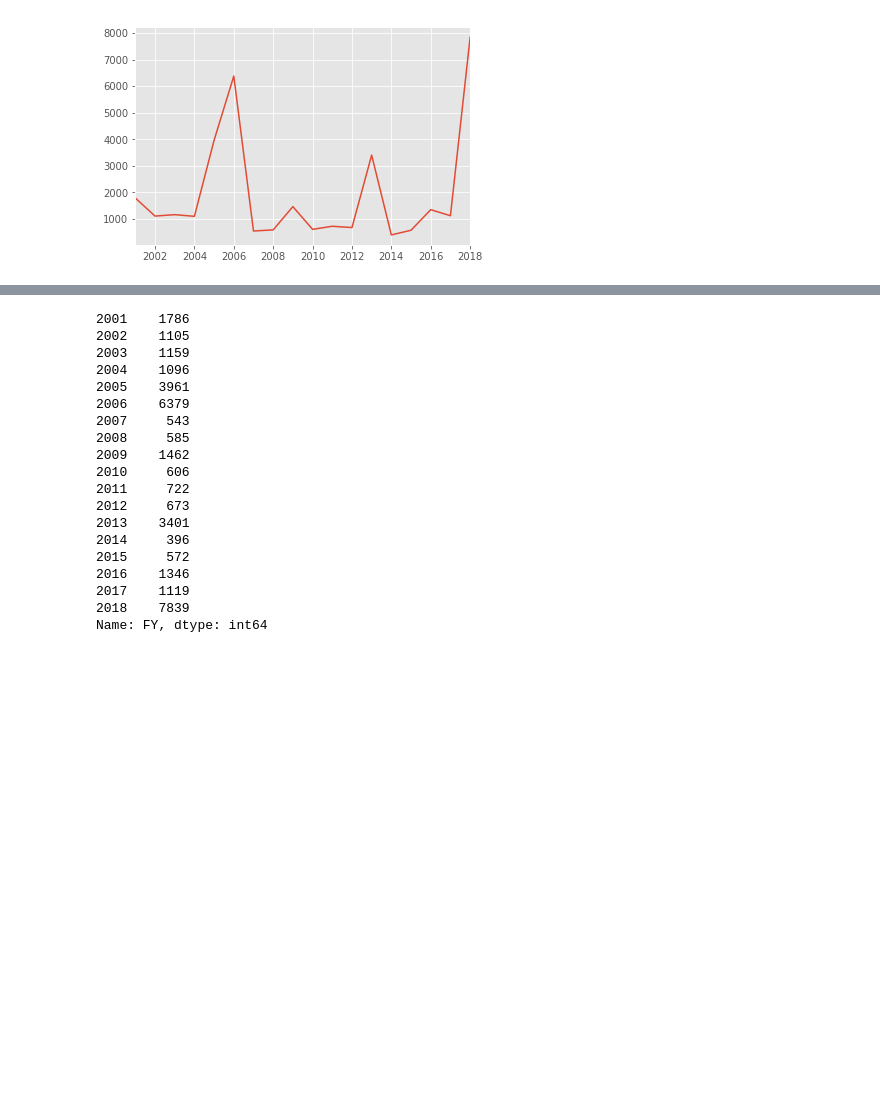
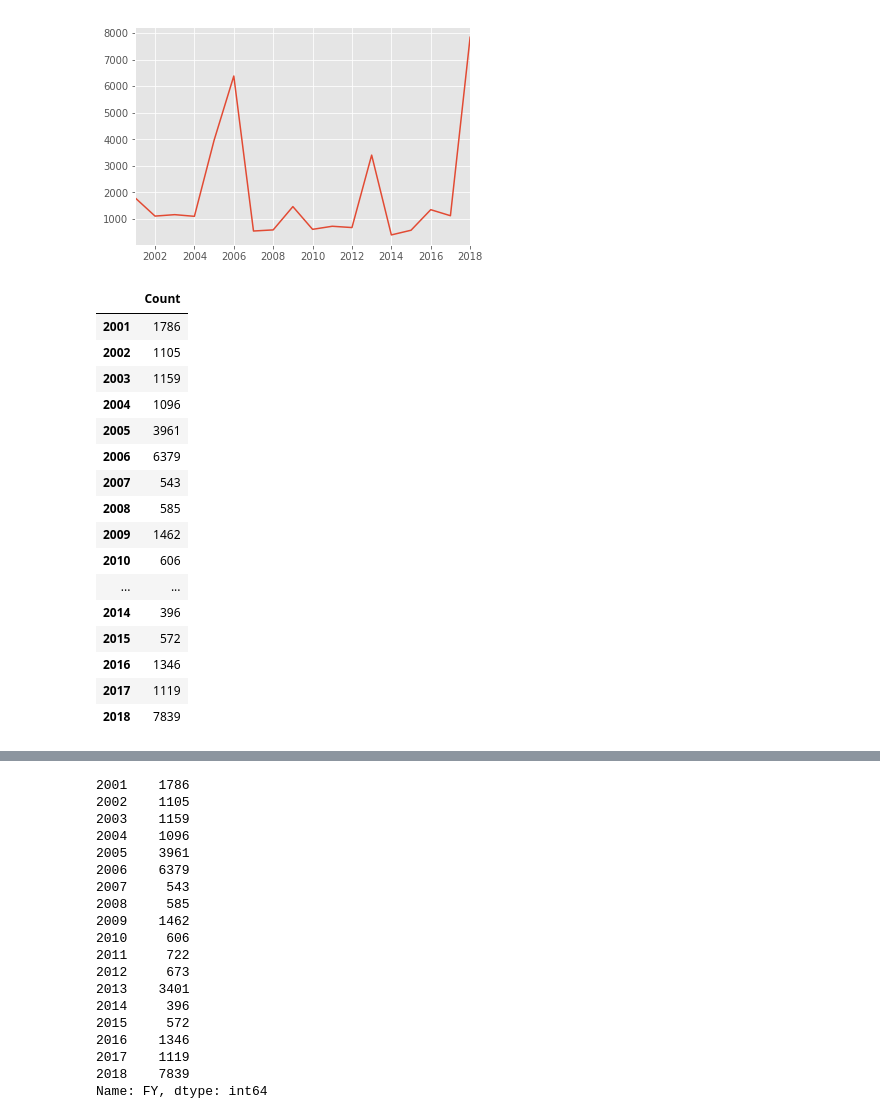
Before and after one commit to PublicI/sba-disaster-loans, a Jupyter notebook: SBA Data Analysis.ipynb, the cells around one changed output, grey strips where cells are left out. Drawn from its saved outputs; the diff is of its cells as text; code cells hidden in the pictures; blank space fills up the shorter version.

```diff
--- a/SBA Data Analysis.ipynb
+++ b/SBA Data Analysis.ipynb
@@ -479,6 +479,29 @@ df_withdrawals_51['FY'].value_counts().sort_index().plot()
 # %% [output]
 <matplotlib.axes._subplots.AxesSubplot at 0x...>
 [figure]
+# %%
+df_51_time_series = pd.DataFrame(df_withdrawals_51['FY'].value_counts().sort_index())
+df_51_time_series.columns = ['Count']
+#df_51_time_series.to_csv("code_51_time_series.csv")
+df_51_time_series
+# %% [output]
+|  | Count |
+| 2001 | 1786 |
+| 2002 | 1105 |
+| 2003 | 1159 |
+| 2004 | 1096 |
+| 2005 | 3961 |
+| 2006 | 6379 |
+| 2007 | 543 |
+| 2008 | 585 |
+| 2009 | 1462 |
+| 2010 | 606 |
+| ... | ... |
+| 2014 | 396 |
+| 2015 | 572 |
+| 2016 | 1346 |
+| 2017 | 1119 |
+| 2018 | 7839 |
 # %%
 plt.style.use("fivethirtyeight")
 # %%
```
Also changed, not shown: parts of 6 cells of this notebook, 1 other file.
